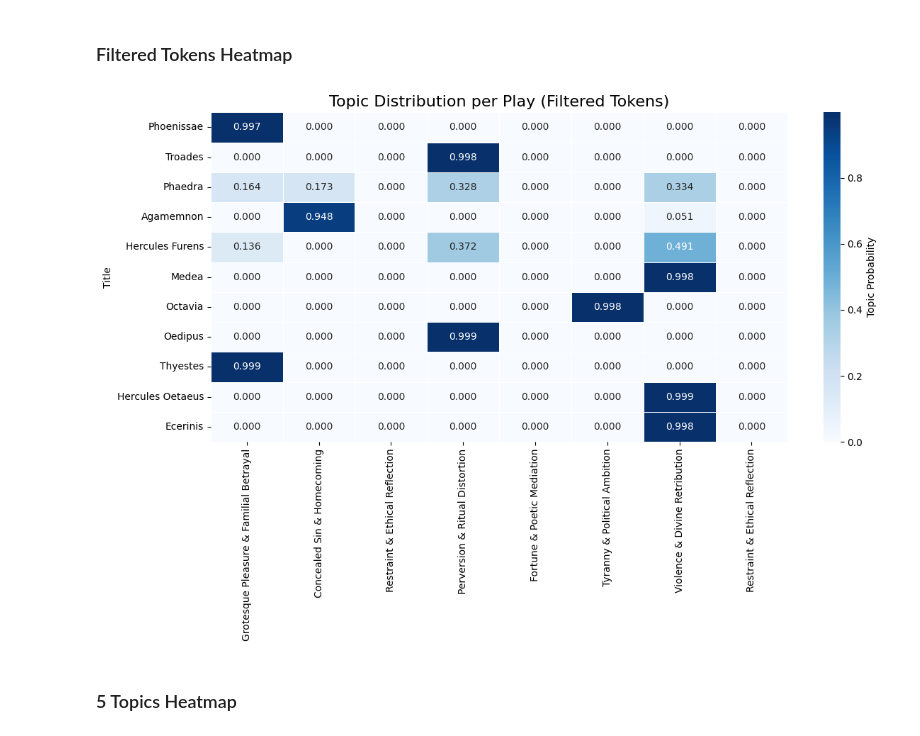
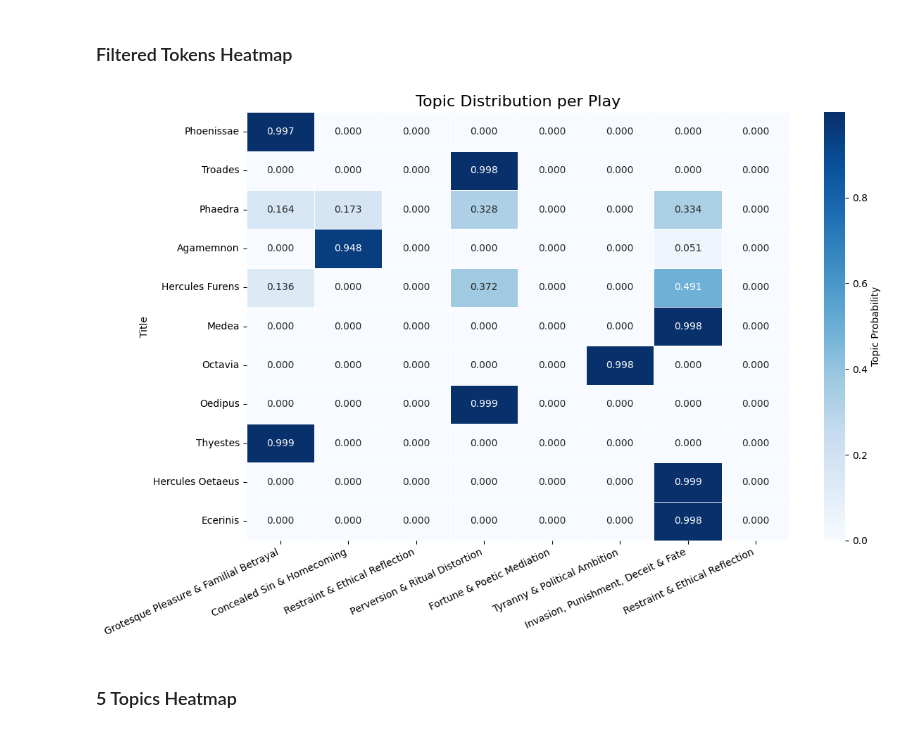
Before and after one commit to nchagti/Topic-Modeling, a Jupyter notebook: gensimvenv/corpus_pkl/LDA_Coherence_Values.ipynb, the cells around one changed output. Saved outputs shown, nothing was run; the diff lists cells and outputs as text; code cells hidden in the pictures.

```diff
--- a/gensimvenv/corpus_pkl/LDA_Coherence_Values.ipynb
+++ b/gensimvenv/corpus_pkl/LDA_Coherence_Values.ipynb
@@ -618,7 +618,7 @@ topic_labels = ["Grotesque Pleasure & Familial Betrayal",
                 "Perversion & Ritual Distortion",
                 "Fortune & Poetic Mediation",
                 "Tyranny & Political Ambition",
-                "Violence & Divine Retribution",
+                "Invasion, Punishment, Deceit & Fate",
                 "Restraint & Ethical Reflection"
 ]
 # %%
@@ -633,20 +633,21 @@ filt_df_topics = pd.DataFrame(rows, columns=["Title"] + topic_labels)
 # %%
 plt.figure(figsize=(12, 8))
 sns.heatmap(
     filt_df_topics.set_index("Title"),
     cmap="Blues",
     annot=True,
     fmt=".3f",                     # Show probabilities with 3 decimal places
     linewidths=0.5,                # Draw lines between cells
     linecolor='white',            # Use white gridlines
     cbar_kws={"label": "Topic Probability"}  # Label for the color bar
 )
-plt.title("Topic Distribution per Play (Filtered Tokens)", fontsize=16)
+plt.title("Topic Distribution per Play", fontsize=16)
+plt.xticks(rotation=25, ha='right')
 plt.tight_layout()
-plt.savefig("../figures/filtered_8topics_heatmap.png", dpi=300)
+plt.savefig("../../figures/corpus_figures/filtered_8topics_heatmap.png", dpi=300)
 plt.show()
 # %% [output]
-[figure, old version]
+[figure, new version]
 # %% [markdown]
 ### 5 Topics Heatmap
 # %%
```
Also changed, not shown: 3 other files.
